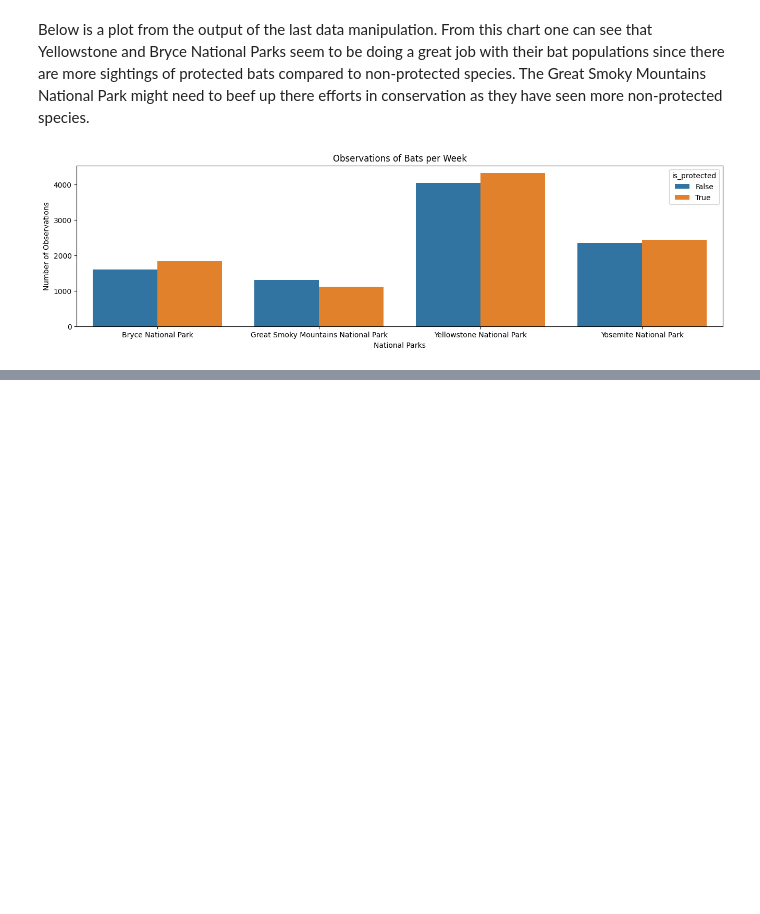
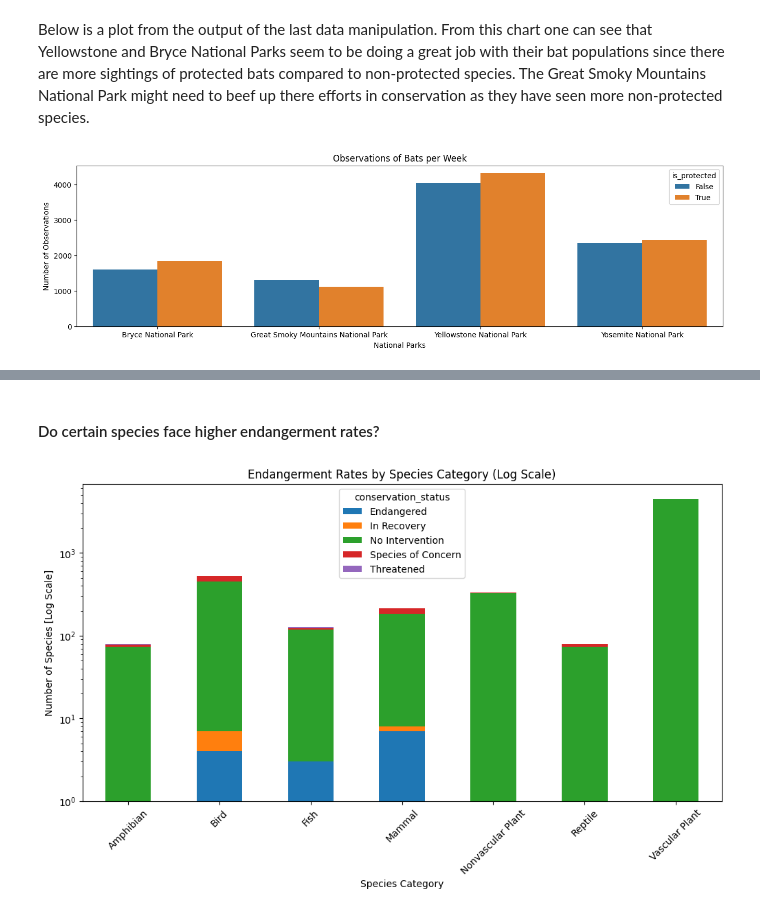
Before and after one commit to Aicoaching2025/Biodiversity, a Jupyter notebook: biodiversity.ipynb, the cells around one changed output, grey strips where cells are left out. Drawn from its saved outputs; the diff is of its cells as text; code cells hidden in the pictures; blank space fills up the shorter version.

```diff
--- a/biodiversity.ipynb
+++ b/biodiversity.ipynb
@@ -517,0 +534,16 @@ plt.show()
+# %% [markdown]
+#### Do certain species face higher endangerment rates?
+# %%
+# Group by category and conservation status
+species_group = species.groupby(['category', 'conservation_status']).size().unstack(fill_value=0)
+
+# Plot with normalization and log scale for better comparison
+species_group.plot(kind='bar', stacked=True, figsize=(12, 6))
+plt.yscale('log')
+plt.title('Endangerment Rates by Species Category (Log Scale)')
+plt.ylabel('Number of Species [Log Scale]')
+plt.xlabel('Species Category')
+plt.xticks(rotation=45)
+plt.show()
+# %% [output]
+[figure, added]
```
Also changed, not shown: parts of 6 cells of this notebook.
